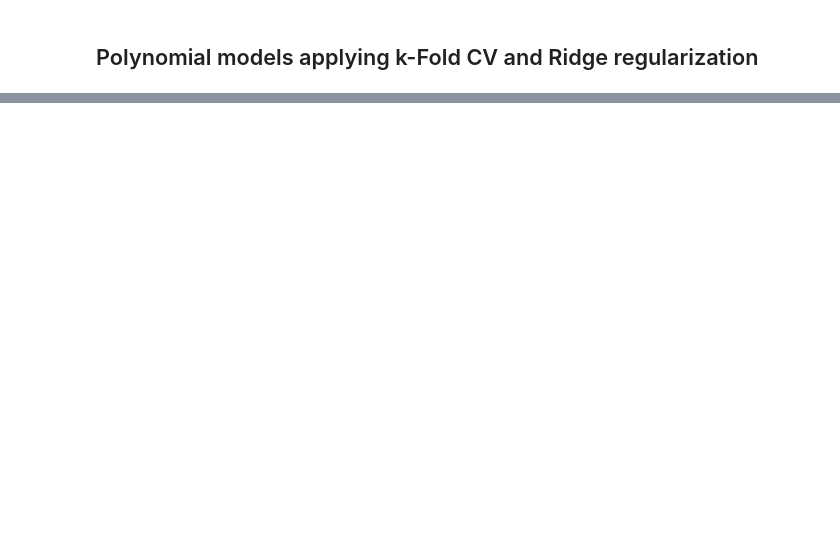
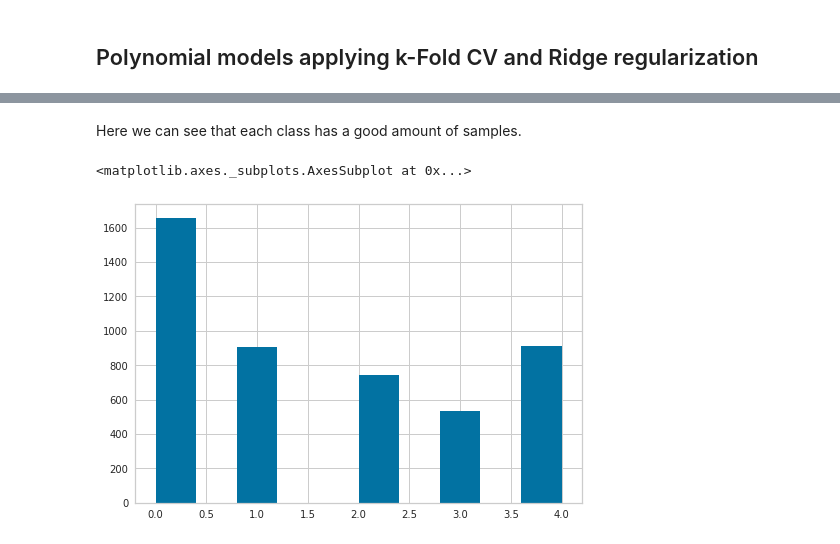
Before and after one commit to AndreaCurtoni/TerrorismDSBA, a Jupyter notebook: First hyp ML.ipynb, the cells around one changed output, grey strips where cells are left out. Drawn from its saved outputs; the diff is of its cells as text; code cells hidden in the pictures; blank space fills up the shorter version.

```diff
--- a/First hyp ML.ipynb
+++ b/First hyp ML.ipynb
@@ -228,0 +259,2 @@ plt.show()
+# %%
+df_class = df_std.rename(columns={'cnt':'conto'})
@@ -228,0 +275,17 @@ plt.show()
+# %%
+df_class.groupby(by='conto').aggregate({'conto':'count'})
+
+df_class['conto'] = df_class['conto'].apply(lambda x: 0 if (x > 0 and x < 5) else x)
+df_class['conto'] = df_class['conto'].apply(lambda x: -1 if (x >= 5 and x < 15) else x)
+df_class['conto'] = df_class['conto'].apply(lambda x: -2 if (x >= 15 and x < 40) else x)
+df_class['conto'] = df_class['conto'].apply(lambda x: -3 if (x >= 40 and x < 120) else x)
+df_class['conto'] = df_class['conto'].apply(lambda x: -4 if (x >= 120) else x)
+
+df_class['conto'] = df_class['conto'].apply(lambda x: 1 if (x == -1) else x)
+df_class['conto'] = df_class['conto'].apply(lambda x: 2 if (x == -2) else x)
+df_class['conto'] = df_class['conto'].apply(lambda x: 3 if (x == -3) else x)
+df_class['conto'] = df_class['conto'].apply(lambda x: 4 if (x == -4) else x)
+
+df_class = df_class.rename(columns={'conto':'cnt'})
+
+df_class
@@ -228,0 +306,7 @@ plt.show()
+# %% [markdown]
+Here we can see that each class has a good amount of samples.
+# %%
+df_class.cnt.hist()
+# %% [output]
+<matplotlib.axes._subplots.AxesSubplot at 0x...>
+[figure, added]
```
Also changed, not shown: parts of 31 cells of this notebook.
